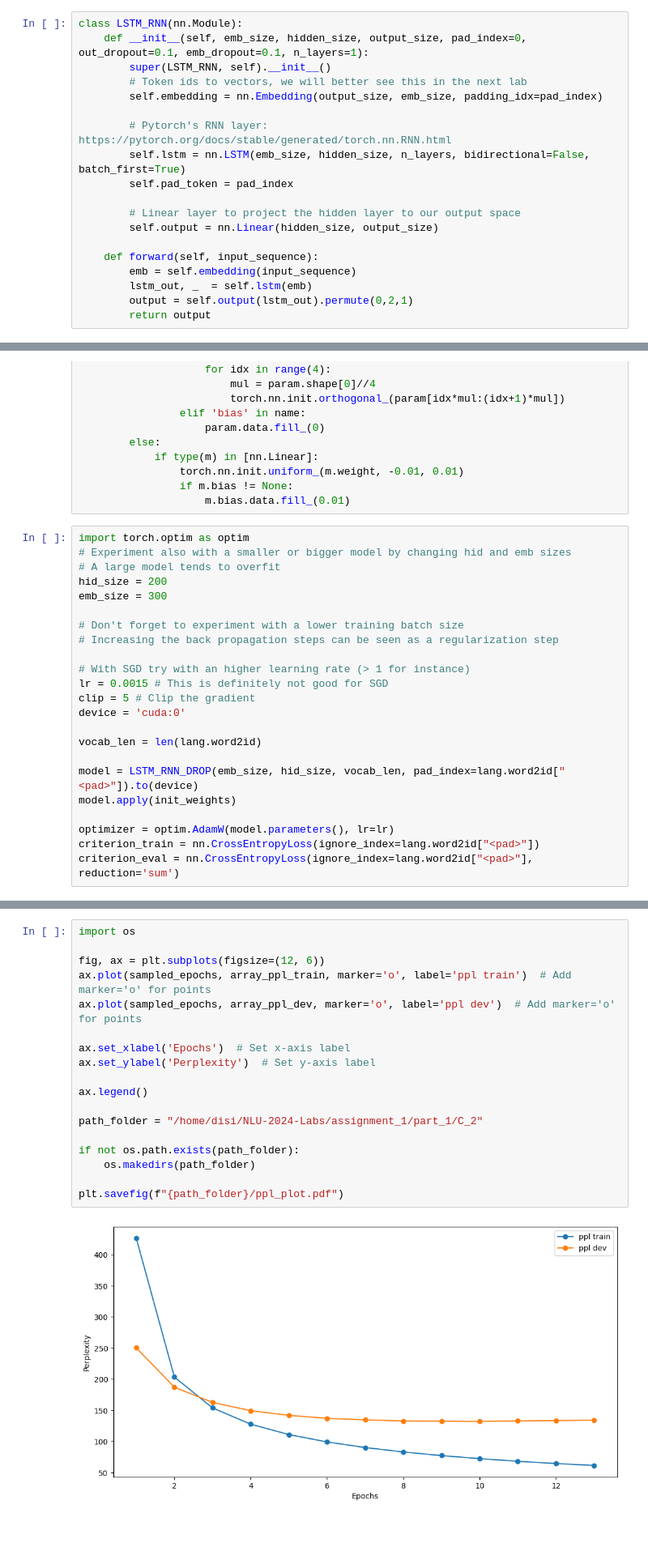
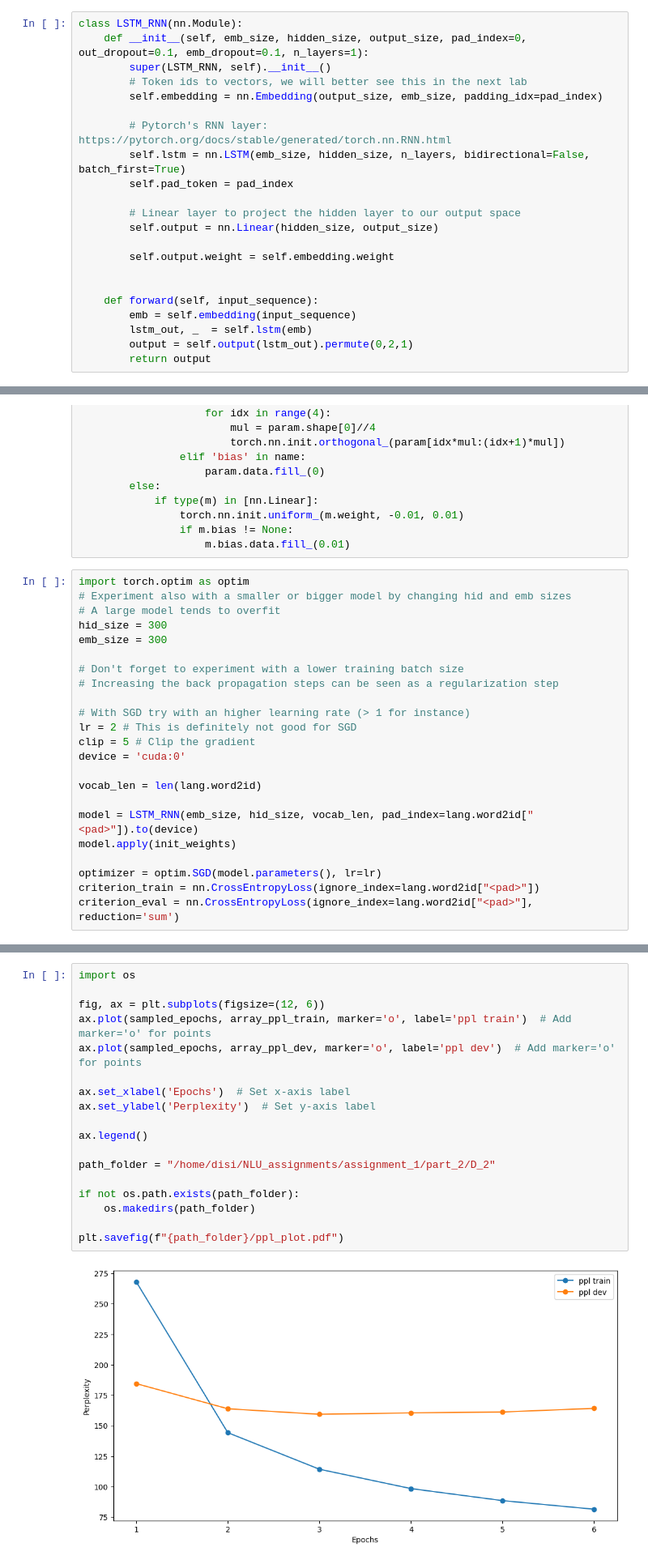
Before and after one commit to bolognapietro/NaturalLanguageUnderstanding_Assignments, a Jupyter notebook: labs/04_neural_LM.ipynb, the cells around one changed output, grey strips where cells are left out. Shown: that part at 81% size. Saved outputs shown, nothing was run; the diff lists cells and outputs as text; blank space fills up the shorter version.

```diff
--- a/labs/04_neural_LM.ipynb
+++ b/labs/04_neural_LM.ipynb
@@ -305,6 +305,9 @@ class LSTM_RNN(nn.Module):
         # Linear layer to project the hidden layer to our output space
         self.output = nn.Linear(hidden_size, output_size)
 
+        self.output.weight = self.embedding.weight
+
+
     def forward(self, input_sequence):
         emb = self.embedding(input_sequence)
         lstm_out, _  = self.lstm(emb)
@@ -555,23 +558,23 @@ def init_weights(mat):
 import torch.optim as optim
 # Experiment also with a smaller or bigger model by changing hid and emb sizes
 # A large model tends to overfit
-hid_size = 200
+hid_size = 300
 emb_size = 300
 
 # Don't forget to experiment with a lower training batch size
 # Increasing the back propagation steps can be seen as a regularization step
 
 # With SGD try with an higher learning rate (> 1 for instance)
-lr = 0.0015 # This is definitely not good for SGD
+lr = 2 # This is definitely not good for SGD
 clip = 5 # Clip the gradient
 device = 'cuda:0'
 
 vocab_len = len(lang.word2id)
 
-model = LSTM_RNN_DROP(emb_size, hid_size, vocab_len, pad_index=lang.word2id["<pad>"]).to(device)
+model = LSTM_RNN(emb_size, hid_size, vocab_len, pad_index=lang.word2id["<pad>"]).to(device)
 model.apply(init_weights)
 
-optimizer = optim.AdamW(model.parameters(), lr=lr)
+optimizer = optim.SGD(model.parameters(), lr=lr)
 criterion_train = nn.CrossEntropyLoss(ignore_index=lang.word2id["<pad>"])
 criterion_eval = nn.CrossEntropyLoss(ignore_index=lang.word2id["<pad>"], reduction='sum')
 # %%
@@ -628,23 +630,23 @@ Test ppl:  121.97929942658843
 # %%
 import os
 
 fig, ax = plt.subplots(figsize=(12, 6))
 ax.plot(sampled_epochs, array_ppl_train, marker='o', label='ppl train')  # Add marker='o' for points
 ax.plot(sampled_epochs, array_ppl_dev, marker='o', label='ppl dev')  # Add marker='o' for points
 
 ax.set_xlabel('Epochs')  # Set x-axis label
 ax.set_ylabel('Perplexity')  # Set y-axis label
 
 ax.legend()
 
-path_folder = "/home/disi/NLU-2024-Labs/assignment_1/part_1/C_2"
+path_folder = "/home/disi/NLU_assignments/assignment_1/part_2/D_2"
 
 if not os.path.exists(path_folder):
     os.makedirs(path_folder)
 
 plt.savefig(f"{path_folder}/ppl_plot.pdf")
 # %% [output]
-[figure, old version]
+[figure, new version]
 # %%
 fig, ax = plt.subplots(figsize=(12, 6))
 ax.plot(sampled_epochs, array_loss_train, marker='o', label='loss train')  # Add marker='o' for points
```
Also changed, not shown: parts of 3 cells of this notebook, 27 other files.
